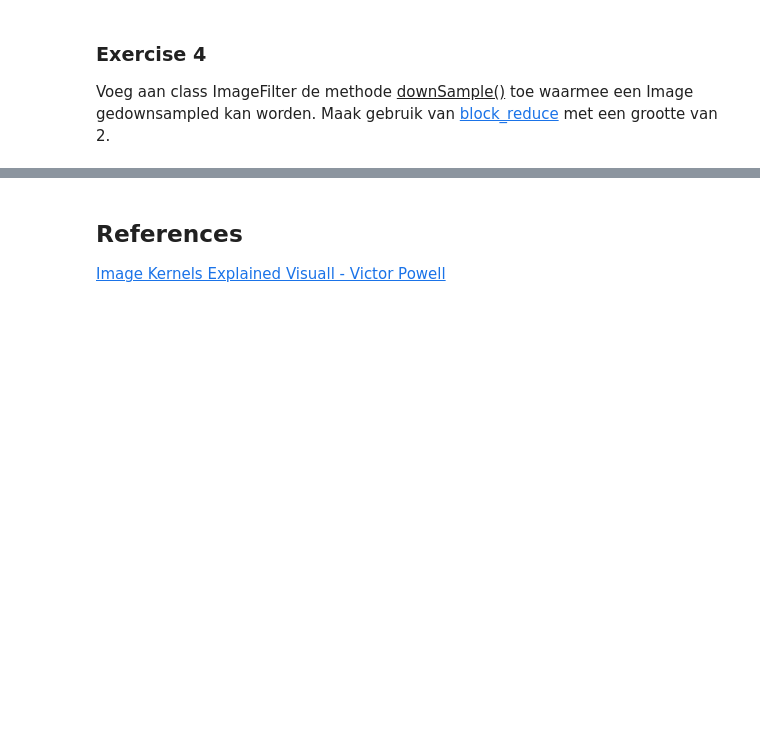
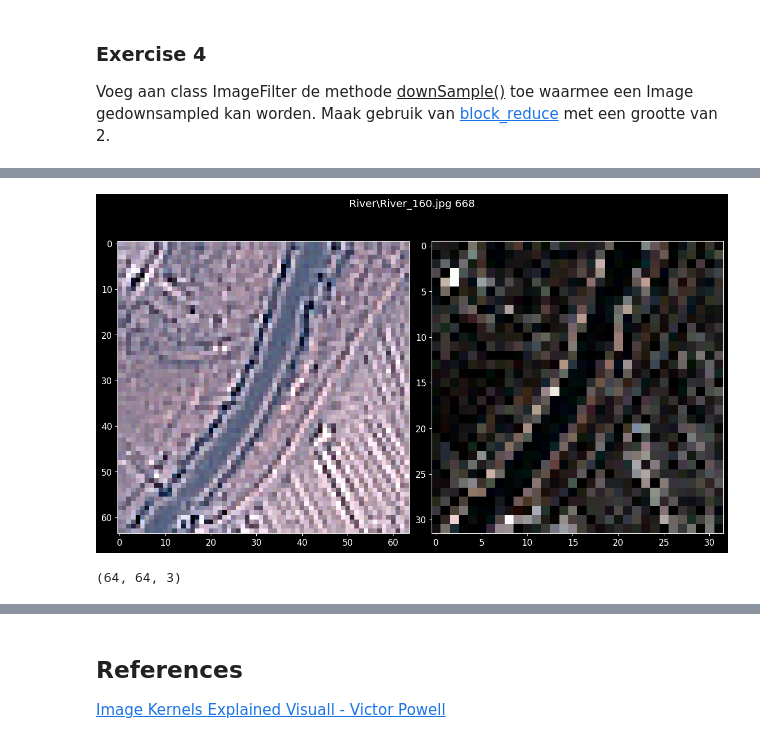
Before and after one commit to jiyoonkim7/MakeAIWork3, a Jupyter notebook: practica/image_procssing/numpy/numpy_opdracht2.ipynb, the cells around one changed output, grey strips where cells are left out. Cells and saved outputs as stored; diff of their text form; code cells hidden in the pictures; blank space fills up the shorter version.

```diff
--- a/practica/image_procssing/numpy/numpy_opdracht2.ipynb
+++ b/practica/image_procssing/numpy/numpy_opdracht2.ipynb
@@ -274,0 +311,13 @@ Voeg aan class ImageFilter de methode <u>downSample()</u> toe waarmee een Image
+# %%
+# randInd = random.randint(0, nrOfImages)
+imgOrg = imageTensors[42]
+imgFiltered = myIsoTropicFilter.convolve(imgOrg)
+imgPooled = myPoolFilter.downSample(imgFiltered)
+
+plotImgs(imgOrg-imgFiltered,imgPooled)
+# %% [output]
+[figure, added]
+# %%
+print(imgFiltered.shape)
+# %% [output]
+(64, 64, 3)
```
Also changed, not shown: parts of 18 cells of this notebook, 1 other file.
